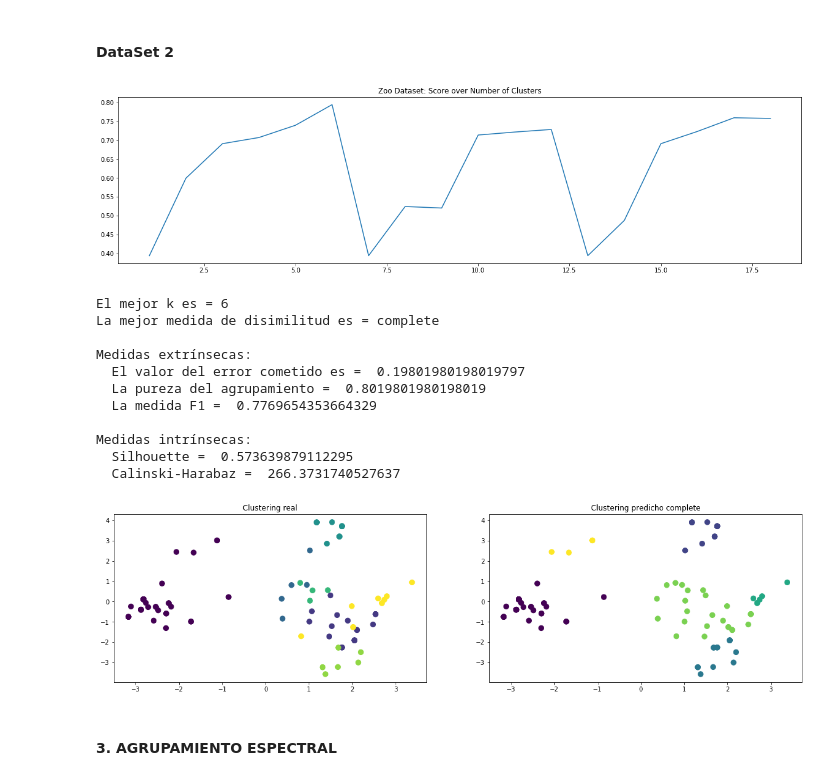
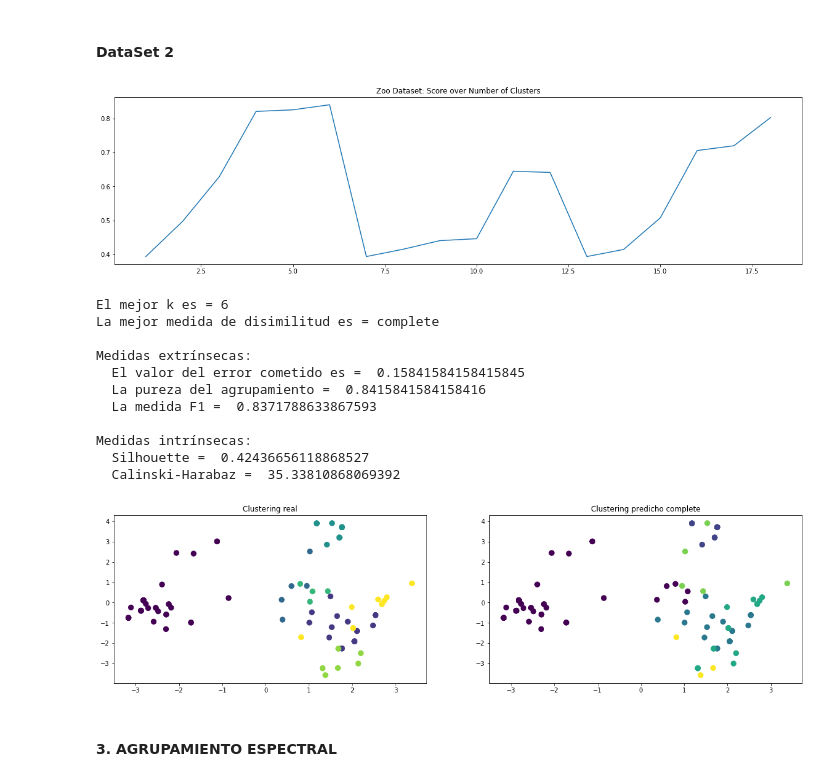
Before and after one commit to alvaronavarroguz/06MAIR-Aprendizaje-No-Supervisado, a Jupyter notebook: Trabajo_Final/Trabajo_Final.ipynb, the cells around one changed output. Cells and saved outputs as stored; diff of their text form; code cells hidden in the pictures.

```diff
--- a/Trabajo_Final/Trabajo_Final.ipynb
+++ b/Trabajo_Final/Trabajo_Final.ipynb
@@ -251,0 +262,18 @@ Medidas intrínsecas:
+# %%
+# Aplicar el mejor resultado
+best_n_clusters = 3
+y_pred = KMeans(n_clusters=MIN_CLUSTERS + best_n_clusters).fit_predict(X_lung)
+
+print(y_pred.shape)
+
+# Mostrar resultados
+fig = plt.figure(figsize=(18,5))
+plt.title('Clustering predicho')
+plt.scatter(PCs_lung[:,0], PCs_lung[:,1], c=y_pred, s=70)
+plt.show()
+
+print("El mejor agrupamiento tiene {} clusters:".format(MIN_CLUSTERS + best_n_clusters))
+
+score = silhouette_score(X_lung, y_pred)
+imprimir_evaluacion_intrinseca(score, X_lung, y_pred)
+ds_1_eval_part=score
@@ -264,8 +300,9 @@ MAX_CLUSTERS = 10
 f1_scores = []
 for n_clusters in range(MIN_CLUSTERS,MAX_CLUSTERS):
     clf = KMeans(n_clusters=n_clusters)
-    y_pred = clf.fit_predict(principal_zoo)
-    confusion = matriz_confusion(zoo_label.values,y_pred)
+    clf.fit(X_zoo)
+    y_pred = clf.predict(X_zoo)
+    confusion = matriz_confusion(Y_zoo, y_pred)
     f1_scores.append( medida_f1(confusion) )
 
 plt.figure(figsize=(20,5))
@@ -275,8 +312,8 @@ plt.show()
 
 # Aplicar el mejor resultado
 best_n_clusters = np.argmax(f1_scores)
-y_pred = KMeans(n_clusters=MIN_CLUSTERS + best_n_clusters).fit_predict(principal_zoo)
-mC = matriz_confusion(zoo_label.values, y_pred)
+y_pred = KMeans(n_clusters=MIN_CLUSTERS + best_n_clusters).fit_predict(X_zoo)
+mC = matriz_confusion(Y_zoo, y_pred)
 
 # Mostrar resultados
 fig, ax = plt.subplots(1,2,figsize=(18,5))
@@ -289,7 +326,7 @@ plt.show()
 print("El mejor agrupamiento tiene {} clusters:".format(MIN_CLUSTERS + best_n_clusters))
 imprimir_evaluacion_extrinseca(mC)
 
-imprimir_evaluacion_intrinseca(silhouette_score(principal_zoo,y_pred), principal_zoo, y_pred)
+imprimir_evaluacion_intrinseca(silhouette_score(X_zoo,y_pred), X_zoo, y_pred)
 
 ds_2_eval_part=medida_f1(mC)
 # %% [output]
@@ -330,11 +367,11 @@ set_k = []
 for disimilitud in disimilitudes:
 
     for k in range(2, total_pruebas):
-        clustering = linkage(principal_lung, disimilitud)
+        clustering = linkage(X_lung, disimilitud)
 
         labels_predicted = cut_tree(clustering, n_clusters=k).flatten()
 
-        eval=silhouette_score(principal_lung,list(labels_predicted))
+        eval=silhouette_score(X_lung,list(labels_predicted))
 
         # Guardamos el valor de silueta de cada k
         calidades_clustering.append(eval)
@@ -365,7 +402,7 @@ print("La mejor medida de disimilitud es = " + str(disim))
 
 # Repetimos el clustering con la solución que dé la elbow-criteria
 ##################################################################################
-clustering = linkage(principal_lung, disim)
+clustering = linkage(X_lung, disim)
 labels_predicted = cut_tree(clustering, n_clusters=k).flatten()
 
 # Mostrar resultados
@@ -374,7 +411,7 @@ ax.set_title('Clustering Predicho')
 ax.scatter(PCs_lung[:,0], PCs_lung[:,1], c = labels_predicted, s=70)
 plt.show()
 
-imprimir_evaluacion_intrinseca(calidades_clustering[k-2], principal_lung, labels_predicted)
+imprimir_evaluacion_intrinseca(calidades_clustering[k-2], X_lung, labels_predicted)
 
 ds_1_eval_jerar=set_k[k-2]
 # %% [output]
@@ -402,7 +439,7 @@ calidades_clustering = []
 for disimilitud in disimilitudes:
 
     for k in range(1, total_pruebas):
-        clustering = linkage(principal_zoo, disimilitud)
+        clustering = linkage(X_zoo, disimilitud)
 
          # Calculamos la matriz de confusión
         mC = matriz_confusion(zoo_label, cut_tree(clustering, n_clusters=k).flatten())
@@ -425,48 +462,48 @@ indice_mejor = encontrar_mejor_clustering(calidades_clustering)
 # Sumo 1 porque en el bucle anterior he empezado por un k = 1
 mejor_k = encontrar_mejor_clustering(calidades_clustering)%(total_pruebas-1) + 1
 
 mejor_disimilitud = disimilitudes_ejecutadas[indice_mejor]
 
 print("El mejor k es = " + str(mejor_k))
 print("La mejor medida de disimilitud es = " + mejor_disimilitud)
 
 # Repetimos el clustering con la solución que optimiza la variable 'mejor_disimilitud'
 ##################################################################################
 
-clustering = linkage(principal_zoo, mejor_disimilitud)
+clustering = linkage(X_zoo, mejor_disimilitud)
 
 # Calculamos la matriz de confusión
 y_pred = cut_tree(clustering, n_clusters=mejor_k).flatten()
 mC = matriz_confusion(zoo_label, y_pred)
 
 imprimir_evaluacion_extrinseca(mC)
 
-imprimir_evaluacion_intrinseca(silhouette_score(principal_zoo,y_pred), principal_zoo, y_pred)
+imprimir_evaluacion_intrinseca(silhouette_score(X_zoo,y_pred), X_zoo, y_pred)
 
 # Mostrar resultados
 fig, ax = plt.subplots(1,2,figsize=(20,5))
 ax[0].set_title('Clustering real')
 ax[0].scatter(PCs_zoo[:,0], PCs_zoo[:,1], c = zoo_label, s=70)
 ax[1].set_title('Clustering predicho ' + mejor_disimilitud)
 ax[1].scatter(PCs_zoo[:,0], PCs_zoo[:,1], c=cut_tree(clustering, n_clusters=mejor_k).flatten(), s=70)
 plt.show()
 
 
 ds_2_eval_jerar=medida_f1(mC)
 # %% [output]
-[figure, old version]
+[figure, new version]
 El mejor k es = 6
 La mejor medida de disimilitud es = complete
 
 Medidas extrínsecas:
-  El valor del error cometido es =  0.19801980198019797
-  La pureza del agrupamiento =  0.8019801980198019
-  La medida F1 =  0.7769654353664329
+  El valor del error cometido es =  0.15841584158415845
+  La pureza del agrupamiento =  0.8415841584158416
+  La medida F1 =  0.8371788633867593
 
 Medidas intrínsecas:
-  Silhouette =  0.573639879112295
-  Calinski-Harabaz =  266.3731740527637
+  Silhouette =  0.42436656118868527
+  Calinski-Harabaz =  35.33810868069392
-[figure, old version]
+[figure, new version]
 # %% [markdown]
 #### 3. AGRUPAMIENTO ESPECTRAL
 # %% [markdown]
```
Also changed, not shown: parts of 28 cells of this notebook.
